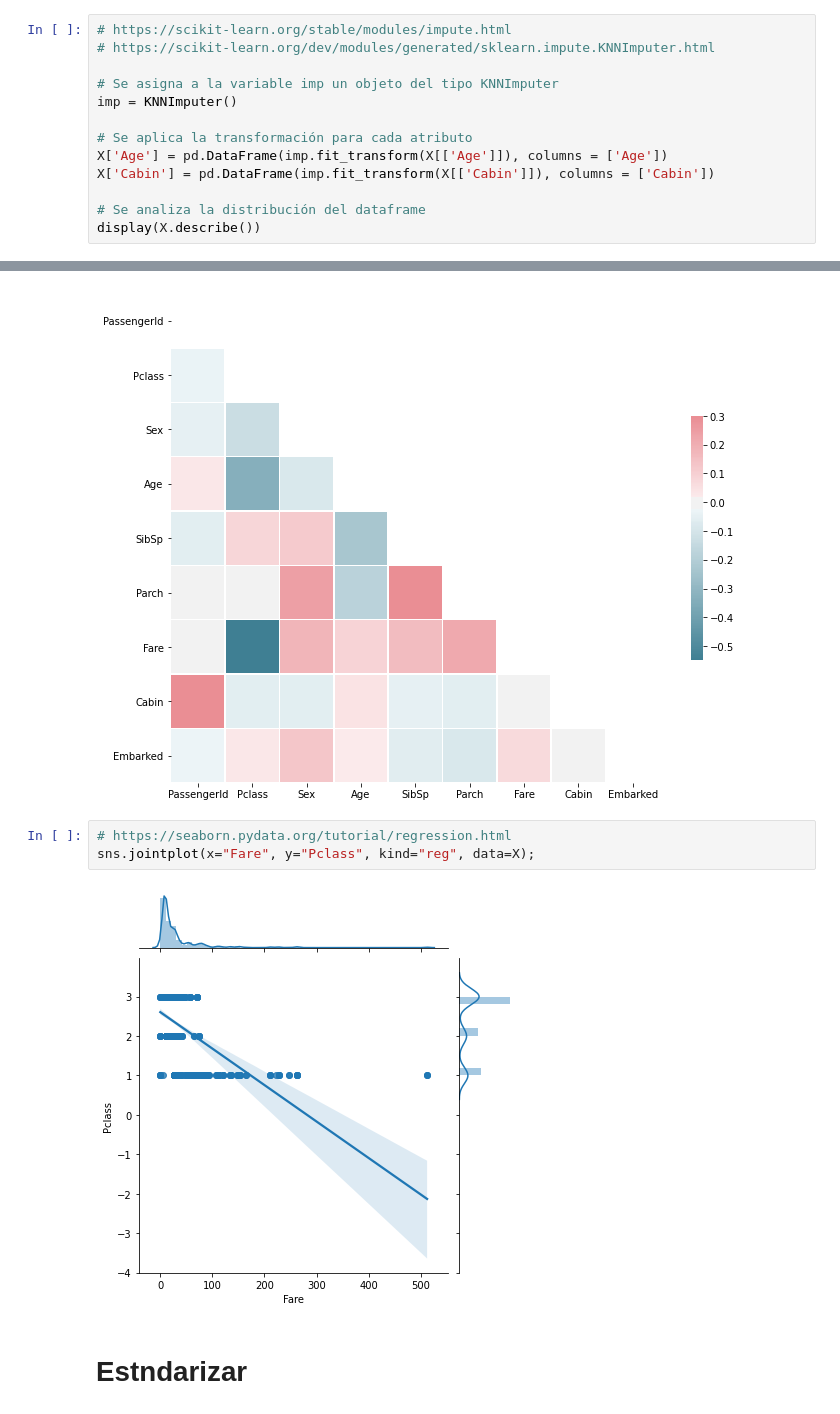
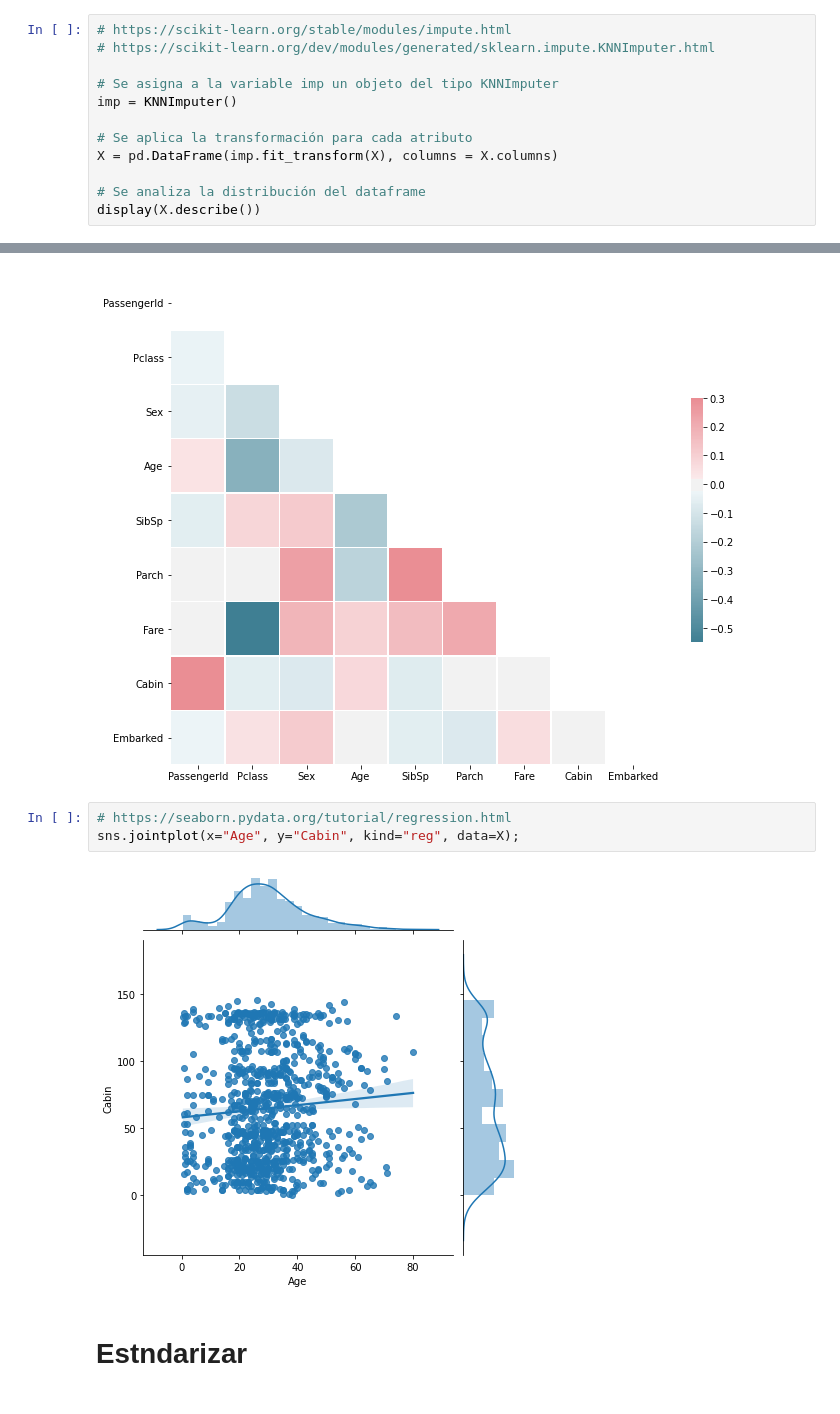
Before and after one commit to dmar10862/uoc_tipologia_y_ciclo_de_vida_de_los_datos_practica_2, a Jupyter notebook: src/UOC_M2851_DataAnalysis.ipynb, the cells around one changed output, grey strips where cells are left out. Drawn from its saved outputs; the diff is of its cells as text.

```diff
--- a/src/UOC_M2851_DataAnalysis.ipynb
+++ b/src/UOC_M2851_DataAnalysis.ipynb
@@ -214,8 +219,7 @@ display(X_test.describe())
 imp = KNNImputer()
 
 # Se aplica la transformación para cada atributo
-X['Age'] = pd.DataFrame(imp.fit_transform(X[['Age']]), columns = ['Age'])
-X['Cabin'] = pd.DataFrame(imp.fit_transform(X[['Cabin']]), columns = ['Cabin'])
+X = pd.DataFrame(imp.fit_transform(X), columns = X.columns)
 
 # Se analiza la distribución del dataframe
 display(X.describe())
@@ -286,9 +287,9 @@ plot = sns.heatmap(corr, mask=mask, cmap=cmap, vmax=.3, center=0,
 [figure]
 # %%
 # https://seaborn.pydata.org/tutorial/regression.html
-sns.jointplot(x="Fare", y="Pclass", kind="reg", data=X);
+sns.jointplot(x="Age", y="Cabin", kind="reg", data=X);
 # %% [output]
-[figure, old version]
+[figure, new version]
 # %% [markdown]
 # Estndarizar
 # %%
```
Also changed, not shown: parts of 14 cells of this notebook.
